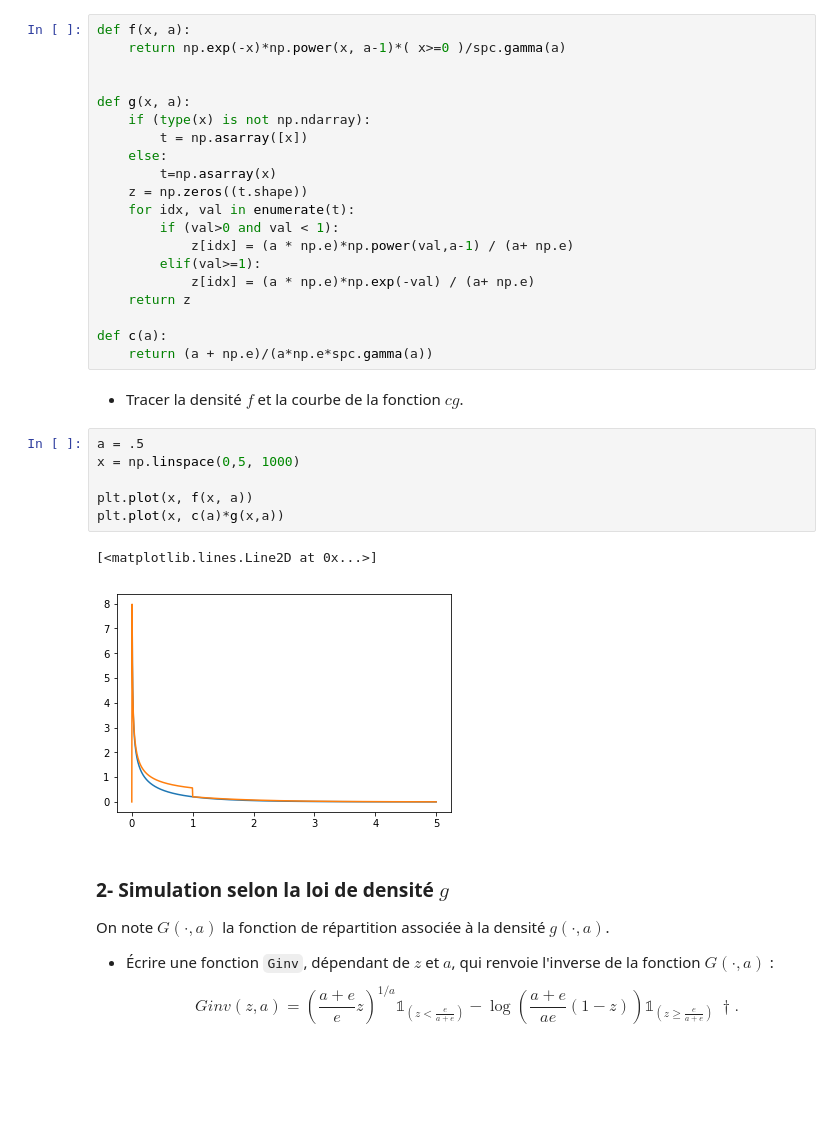
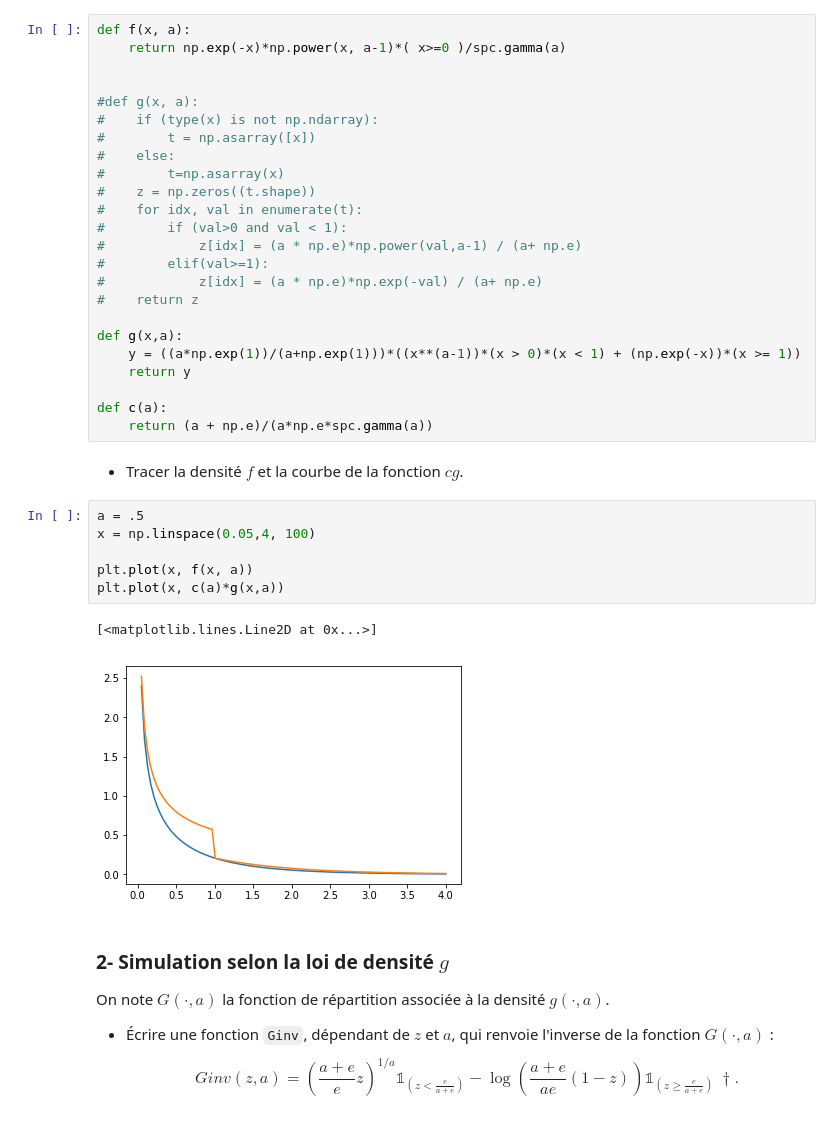
Before and after one commit to Alexsaphir/MethodeNumeriqueDeterministe, a Jupyter notebook: TP-SimulationLois-enonce.ipynb, the cells around one changed output. Drawn from its saved outputs; the diff is of its cells as text; blank space fills up the shorter version.

```diff
--- a/TP-SimulationLois-enonce.ipynb
+++ b/TP-SimulationLois-enonce.ipynb
@@ -178,18 +211,22 @@ def f(x, a):
     return np.exp(-x)*np.power(x, a-1)*( x>=0 )/spc.gamma(a)
 
 
-def g(x, a):
-    if (type(x) is not np.ndarray):
-        t = np.asarray([x])
-    else:
-        t=np.asarray(x)
-    z = np.zeros((t.shape))
-    for idx, val in enumerate(t):
-        if (val>0 and val < 1):
-            z[idx] = (a * np.e)*np.power(val,a-1) / (a+ np.e)
-        elif(val>=1):
-            z[idx] = (a * np.e)*np.exp(-val) / (a+ np.e)
-    return z
+#def g(x, a):
+#    if (type(x) is not np.ndarray):
+#        t = np.asarray([x])
+#    else:
+#        t=np.asarray(x)
+#    z = np.zeros((t.shape))
+#    for idx, val in enumerate(t):
+#        if (val>0 and val < 1):
+#            z[idx] = (a * np.e)*np.power(val,a-1) / (a+ np.e)
+#        elif(val>=1):
+#            z[idx] = (a * np.e)*np.exp(-val) / (a+ np.e)
+#    return z
+
+def g(x,a):
+    y = ((a*np.exp(1))/(a+np.exp(1)))*((x**(a-1))*(x > 0)*(x < 1) + (np.exp(-x))*(x >= 1))
+    return y
 
 def c(a):
     return (a + np.e)/(a*np.e*spc.gamma(a))
@@ -197,13 +234,13 @@ def c(a):
 - Tracer la densité $f$ et la courbe de la fonction $c g$.
 # %%
 a = .5
-x = np.linspace(0,5, 1000)
+x = np.linspace(0.05,4, 100)
 
 plt.plot(x, f(x, a))
 plt.plot(x, c(a)*g(x,a))
 # %% [output]
 [<matplotlib.lines.Line2D at 0x...>]
-[figure, old version]
+[figure, new version]
 # %% [markdown]
 ### 2- Simulation selon la loi de densité $g$
 
```
Also changed, not shown: parts of 31 cells of this notebook.
